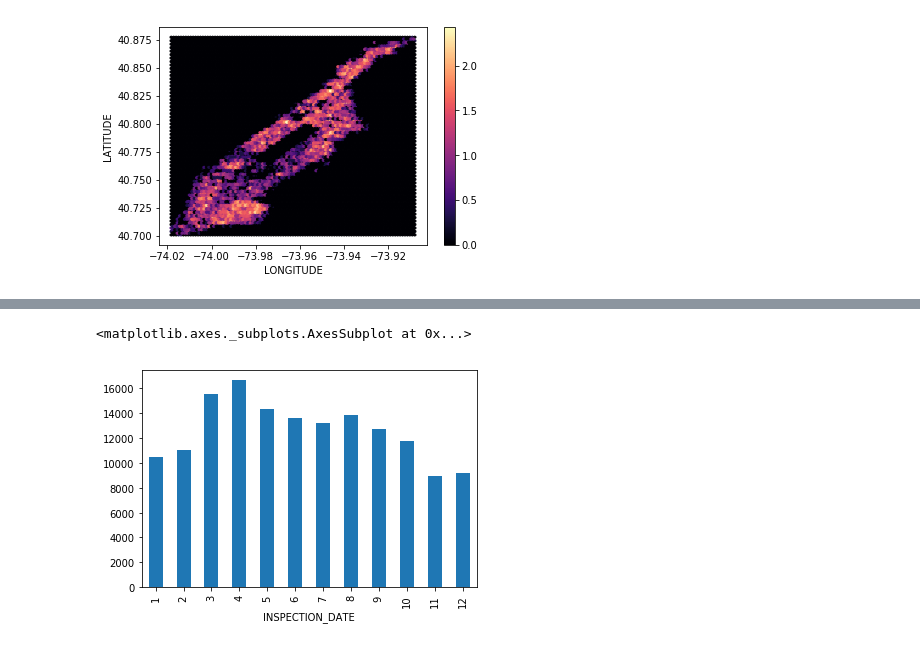
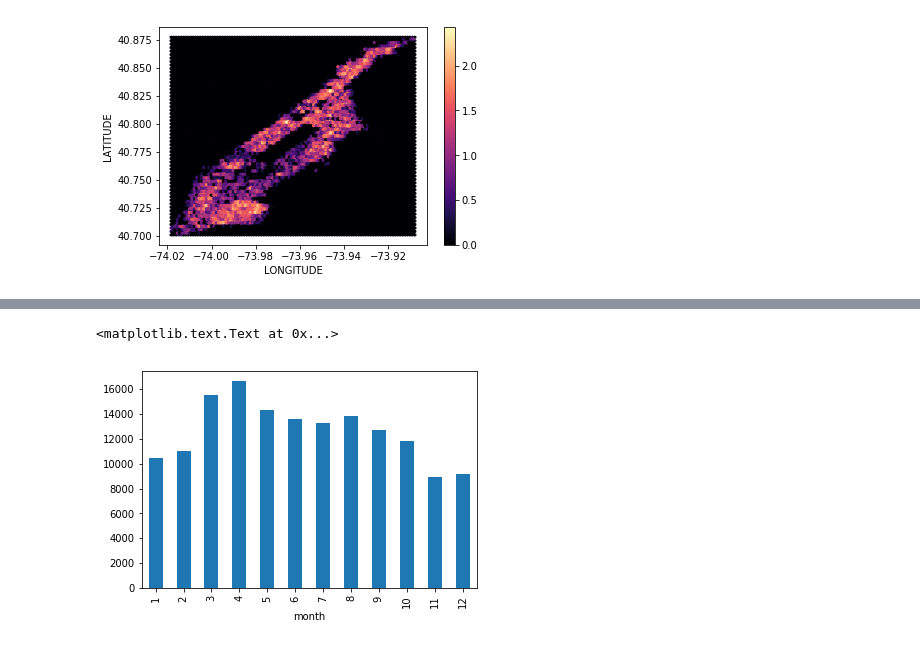
Before and after one commit to rabernat/research_computing, a Jupyter notebook: content/lectures/python/pandas.ipynb, the cells around one changed output, grey strips where cells are left out. Cells and saved outputs as stored; diff of their text form; code cells hidden in the pictures.

```diff
--- a/content/lectures/python/pandas.ipynb
+++ b/content/lectures/python/pandas.ipynb
@@ -609,5 +694,7 @@ rats.groupby(inspection_date.hour)['JOB_ID'].count().plot(kind='bar')
 # %%
-rats.groupby(inspection_date.month)['JOB_ID'].count().plot(kind='bar')
+fig, ax = plt.subplots()
+rats.groupby(inspection_date.month)['JOB_ID'].count().plot(kind='bar', ax=ax)
+ax.set_xlabel('month')
 # %% [output]
-<matplotlib.axes._subplots.AxesSubplot at 0x...>
+<matplotlib.text.Text at 0x...>
-[figure, old version]
+[figure, new version]
```
Also changed, not shown: parts of 37 cells of this notebook, 1 other file.
